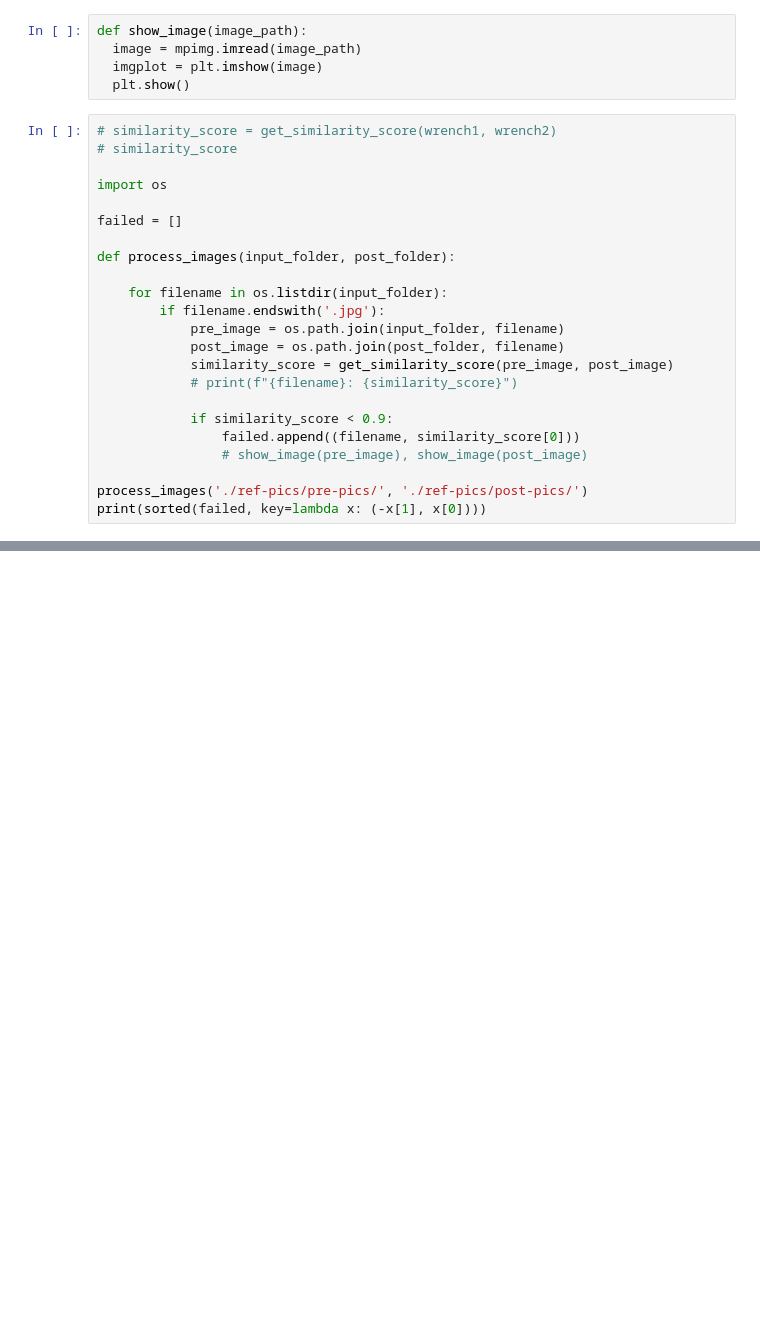
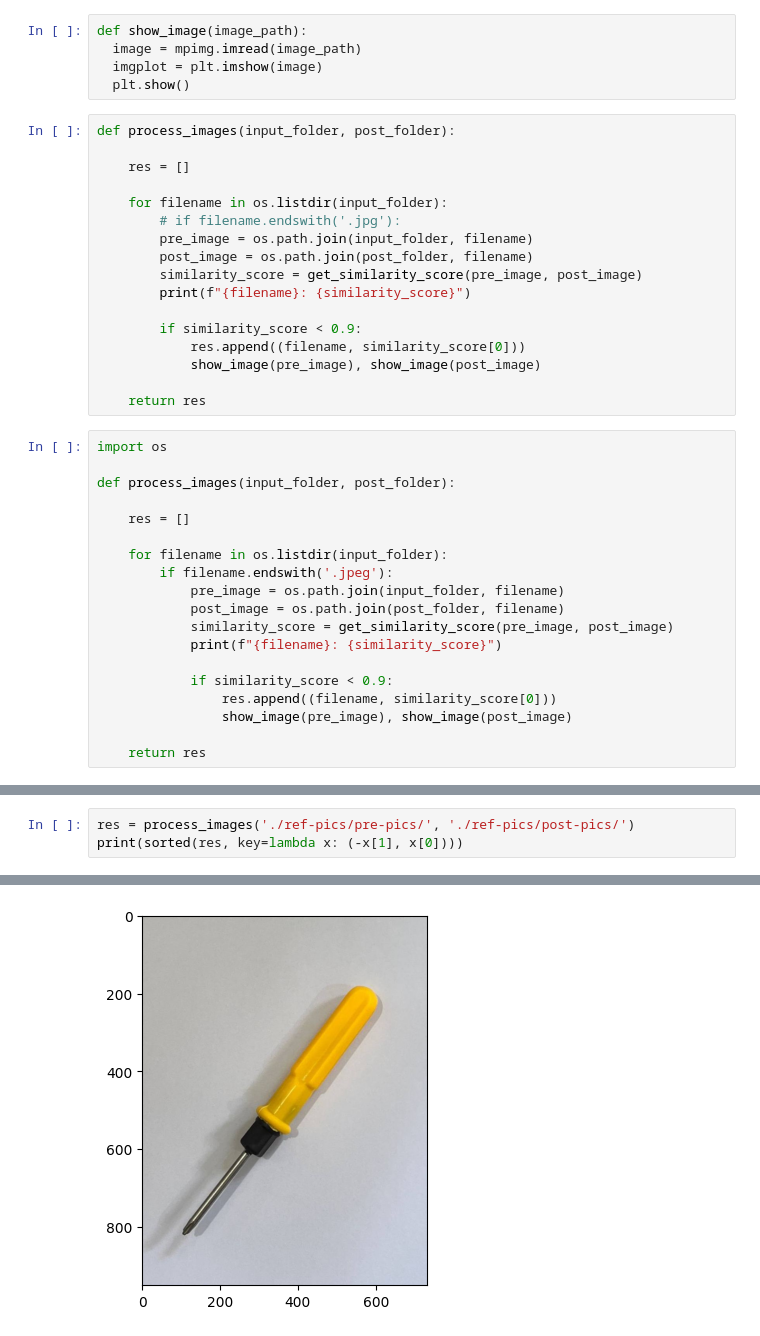
Before and after one commit to duckyfuz/accountingReID-hacX, a Jupyter notebook: django-backend/test-files-ipynb/cosine.ipynb, the cells around one changed output, grey strips where cells are left out. Drawn from its saved outputs; the diff is of its cells as text; blank space fills up the shorter version.

```diff
--- a/django-backend/test-files-ipynb/cosine.ipynb
+++ b/django-backend/test-files-ipynb/cosine.ipynb
@@ -69,26 +69,39 @@ def show_image(image_path):
   image = mpimg.imread(image_path)
   imgplot = plt.imshow(image)
   plt.show()
+# %%
+def process_images(input_folder, post_folder):
+
+    res = []
+
+    for filename in os.listdir(input_folder):
+        # if filename.endswith('.jpg'):
+        pre_image = os.path.join(input_folder, filename)
+        post_image = os.path.join(post_folder, filename)
+        similarity_score = get_similarity_score(pre_image, post_image)
+        print(f"{filename}: {similarity_score}")
+
+        if similarity_score < 0.9:
+            res.append((filename, similarity_score[0]))
+            show_image(pre_image), show_image(post_image)
+
+    return res
 # %%
-# similarity_score = get_similarity_score(wrench1, wrench2)
-# similarity_score
-
 import os
-
-failed = []
 
 def process_images(input_folder, post_folder):
 
+    res = []
+
     for filename in os.listdir(input_folder):
-        if filename.endswith('.jpg'):
+        if filename.endswith('.jpeg'):
             pre_image = os.path.join(input_folder, filename)
             post_image = os.path.join(post_folder, filename)
             similarity_score = get_similarity_score(pre_image, post_image)
-            # print(f"{filename}: {similarity_score}")
+            print(f"{filename}: {similarity_score}")
 
             if similarity_score < 0.9:
-                failed.append((filename, similarity_score[0]))
-                # show_image(pre_image), show_image(post_image)
+                res.append((filename, similarity_score[0]))
+                show_image(pre_image), show_image(post_image)
 
-process_images('./ref-pics/pre-pics/', './ref-pics/post-pics/')
-print(sorted(failed, key=lambda x: (-x[1], x[0])))
+    return res
@@ -100,0 +108,4 @@ print(sorted(failed, key=lambda x: (-x[1], x[0])))
+# %%
+res = process_images('./ref-pics/pre-pics/', './ref-pics/post-pics/')
+print(sorted(res, key=lambda x: (-x[1], x[0])))
+# %% [output]
@@ -100,0 +121 @@ print(sorted(failed, key=lambda x: (-x[1], x[0])))
+[figure, added]
```
Also changed, not shown: parts of 2 cells of this notebook, 44 other files.
